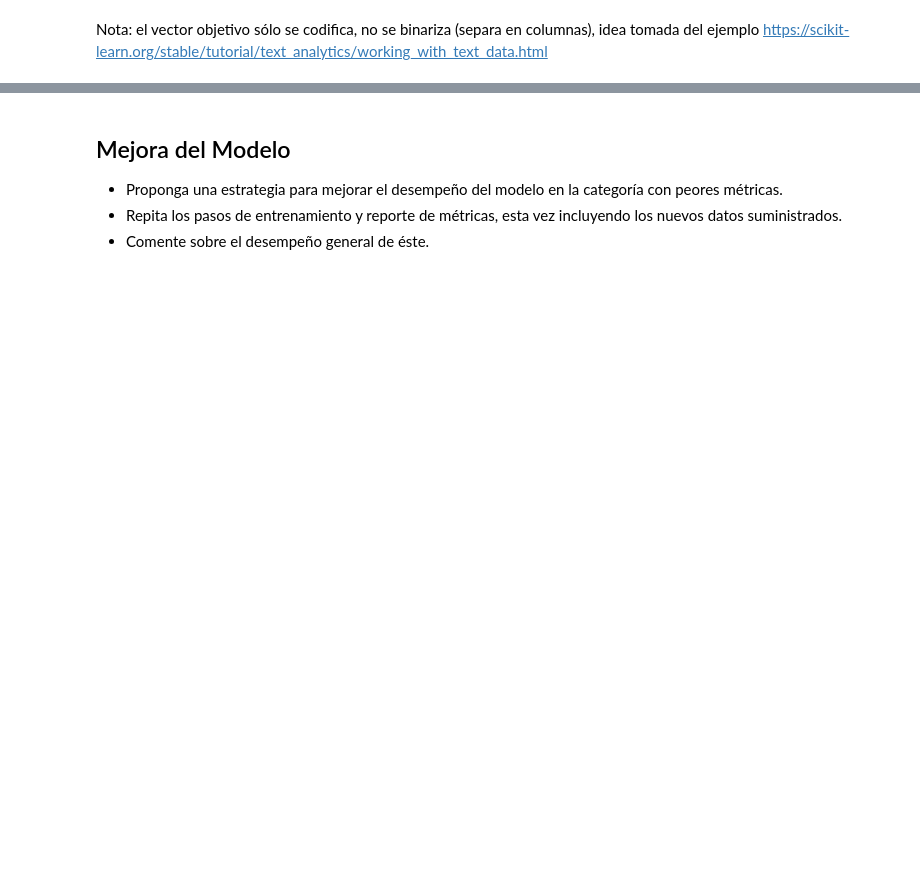
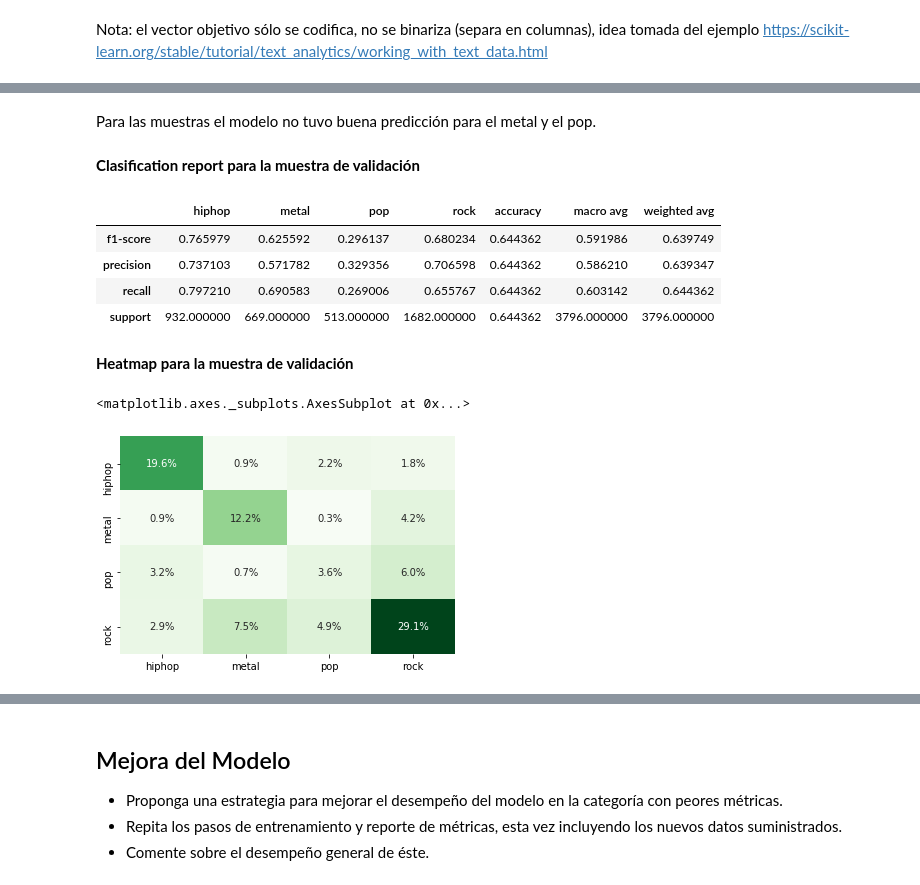
Before and after one commit to danoffn/Data-Science, a Jupyter notebook: 3 - Machine Learning/03 - Naive Bayes/Desafio.ipynb, the cells around one changed output, grey strips where cells are left out. Cells and saved outputs as stored; diff of their text form; code cells hidden in the pictures; blank space fills up the shorter version.

```diff
--- a/3 - Machine Learning/03 - Naive Bayes/Desafio.ipynb
+++ b/3 - Machine Learning/03 - Naive Bayes/Desafio.ipynb
@@ -499,12 +434,0 @@ X_train, X_test, y_train, y_test = train_test_split(
-# %%
-# Se aplico CountVectorizer fuera del pipeline, ya que generaba problemas.
-# en este link https://adataanalyst.com/scikit-learn/countvectorizer-sklearn-example/
-# usan CountVectorizer con pipeline,
-
-pipeline_modelo = Pipeline([
-#    ("cv", CountVectorizer(max_features=100, stop_words="english", lowercase=False)),
-    ("clasificar", MultinomialNB()),
-])
-
-pipeline_modelo.fit(X_train,y_train)
-y_hat = pipeline_modelo.predict(X_test)
@@ -514,0 +435,13 @@ array([3, 3, 1, ..., 0, 1, 3])
+# %%
+y = df['genero']
+X = df['letra']
+
+X_train, X_test, y_train, y_test, = train_test_split(
+    X, y, test_size=0.4, random_state=3423432)
+
+pipeline_model = Pipeline([
+    ('counter', CountVectorizer(stop_words='english',  max_features=100)),
+    ('model', MultinomialNB())
+])
+
+pipeline_model.fit(X_train, y_train)
@@ -514,0 +494,30 @@ array([3, 3, 1, ..., 0, 1, 3])
+# %% [markdown]
+Para las muestras el modelo no tuvo buena predicción para el metal y el pop.
+# %%
+y_hat = pipeline_model.predict(X_test)
+
+display(Markdown("**Clasification report para la muestra de validación**"))
+
+display(pd.DataFrame(classification_report(y_test, y_hat, output_dict=True)))
+
+display(Markdown("**Heatmap para la muestra de validación**"))
+
+cnf = confusion_matrix(y_test, y_hat) / len(y_test)
+
+sns.heatmap(cnf,
+            xticklabels=pipeline_model.classes_,
+            yticklabels=pipeline_model.classes_,
+            annot=True,
+            fmt=".1%",
+            cbar=False,
+            cmap='Greens')
+# %% [output]
+**Clasification report para la muestra de validación**
+|  | hiphop | metal | pop | rock | accuracy | macro avg | weighted avg |
+| f1-score | 0.765979 | 0.625592 | 0.296137 | 0.680234 | 0.644362 | 0.591986 | 0.639749 |
+| precision | 0.737103 | 0.571782 | 0.329356 | 0.706598 | 0.644362 | 0.586210 | 0.639347 |
+| recall | 0.797210 | 0.690583 | 0.269006 | 0.655767 | 0.644362 | 0.603142 | 0.644362 |
+| support | 932.000000 | 669.000000 | 513.000000 | 1682.000000 | 0.644362 | 3796.000000 | 3796.000000 |
+**Heatmap para la muestra de validación**
+<matplotlib.axes._subplots.AxesSubplot at 0x...>
+[figure, added]
```
Also changed, not shown: parts of 17 cells of this notebook.
